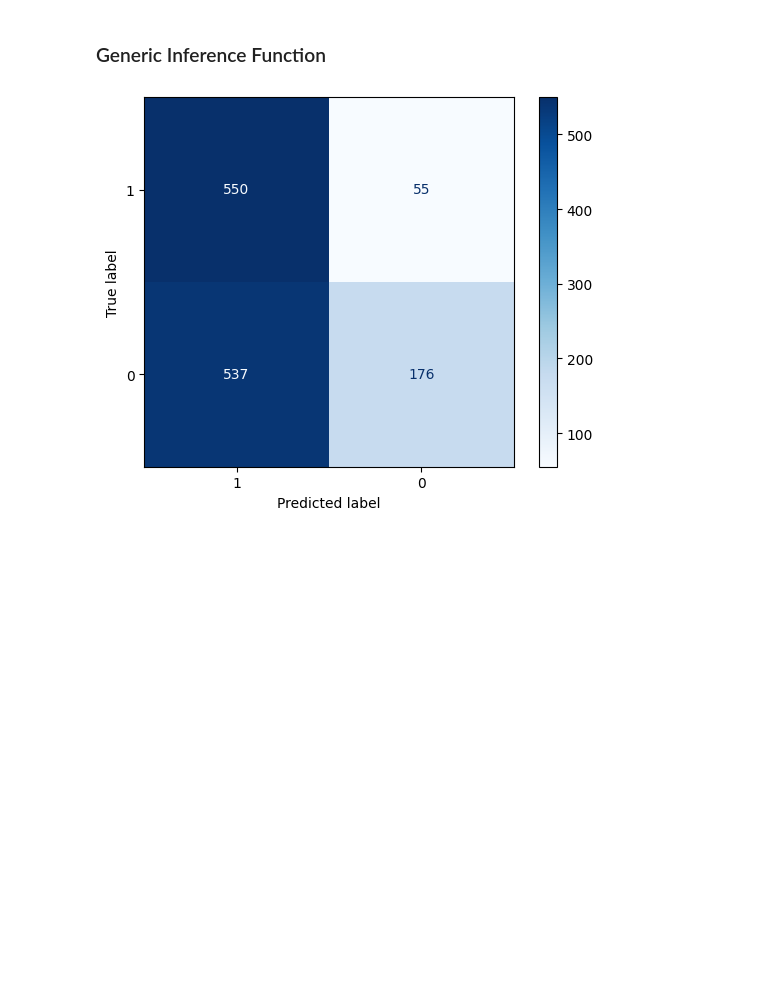
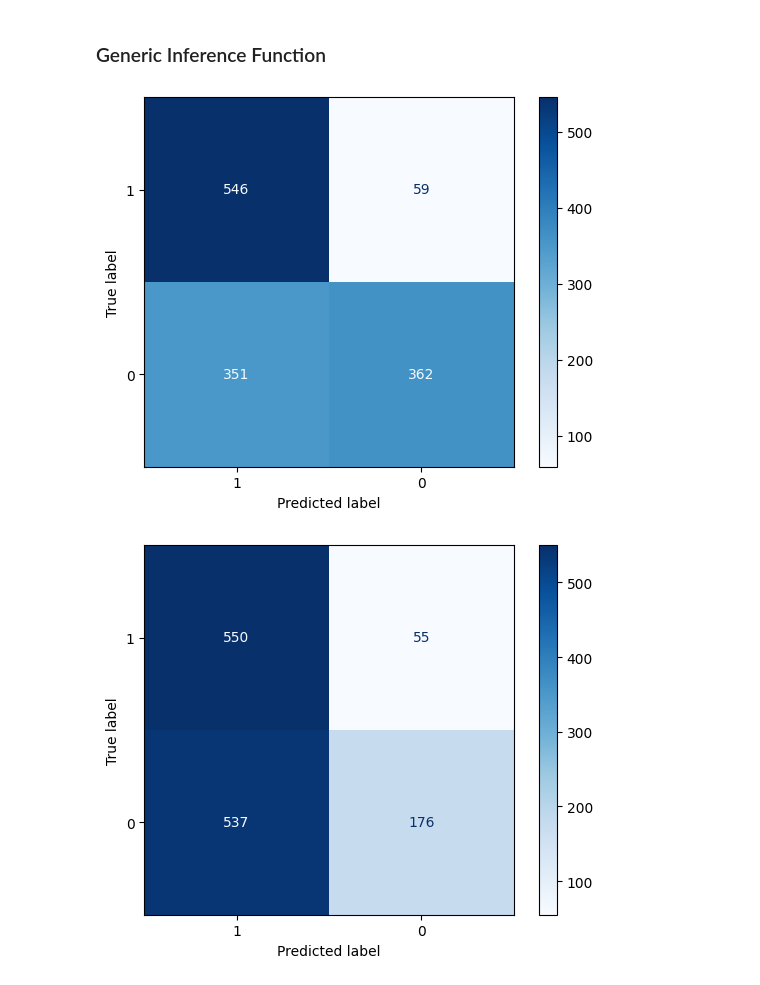
Before and after one commit to SarfrazAhmad307/Project-AI701-G41, a Jupyter notebook: Traditonal ML Models/Hindi/Traditional ML Hindi.ipynb, the cells around one changed output. Saved outputs shown, nothing was run; the diff lists cells and outputs as text; code cells hidden in the pictures; blank space fills up the shorter version.

```diff
--- a/Traditonal ML Models/Hindi/Traditional ML Hindi.ipynb
+++ b/Traditonal ML Models/Hindi/Traditional ML Hindi.ipynb
@@ -405,6 +412,11 @@ def inference(classifier, x_test, y_test):
     auc = round(metrics.roc_auc_score(y_test, yhat), 4)
 
     return y_pred, yhat, fpr, tpr, auc
+# %%
+# Evaluate the Naive Bayes classifier on the test data
+y_pred_mnb, yhat_mnb, fpr_mnb, tpr_mnb, auc_mnb = inference(classifier_mnb, x_test, y_test)
+# %% [output]
+[figure, added]
 # %%
 # Evaluate the Naive Bayes classifier on the test data
 y_pred_nb, yhat_nb, fpr_nb, tpr_nb, auc_nb = inference(classifier_nb, x_test, y_test)
```
Also changed, not shown: parts of 12 cells of this notebook, 6 other files.
